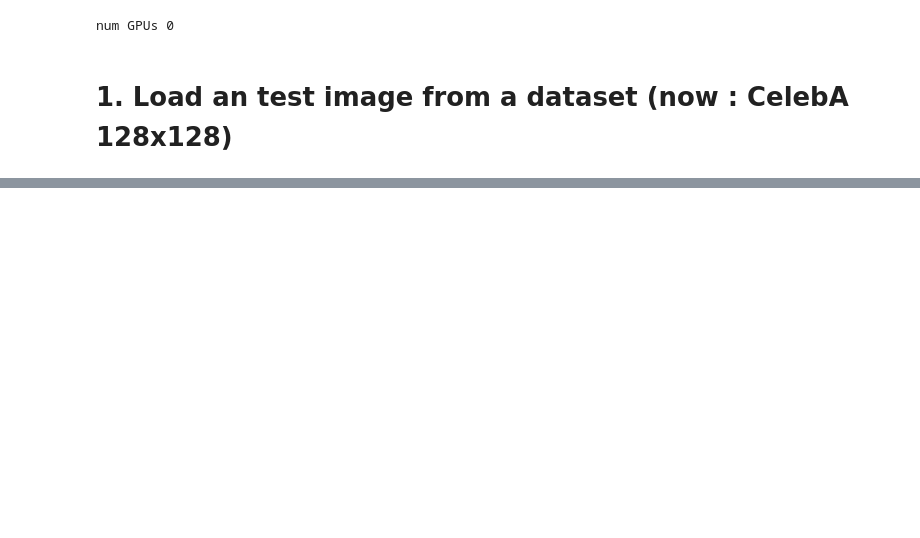
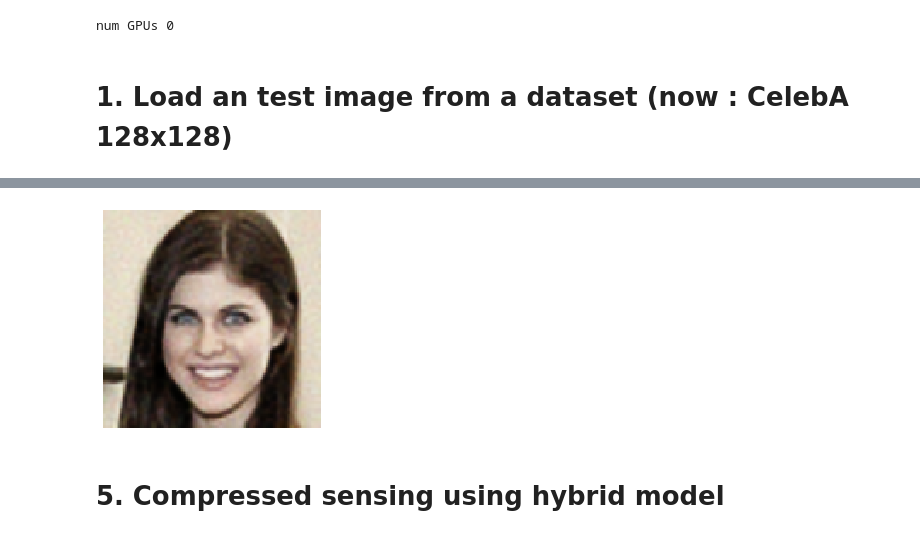
Before and after one commit to d-anguyen/Yeunuoc, a Jupyter notebook: CS-DD/Load_model.ipynb, the cells around one changed output, grey strips where cells are left out. Saved outputs shown, nothing was run; the diff lists cells and outputs as text; code cells hidden in the pictures; blank space fills up the shorter version.

```diff
--- a/CS-DD/Load_model.ipynb
+++ b/CS-DD/Load_model.ipynb
@@ -323,0 +191,23 @@ t = torch.randn
+# %%
+#use decoder architecture or DC GAN architecture
+decodetype = 'upsample' # transposeconv / upsample
+
+
+if dataset == 'mnist':
+    num_channels = [25,15,10]
+elif dataset== 'celeb':
+    num_channels = [150,40,20,10]
+else:
+    num_channels = [128,64,32]
+
+output_depth = img_np.shape[0] # number of output channels
+net = autoencodernet(num_output_channels=output_depth,num_channels_up=num_channels,need_sigmoid=True,
+                        decodetype=decodetype
+                        ).type(dtype)
+
+print("number of parameters: ", num_param(net))
+if decodetype == 'upsample':
+    print(net.decoder)
+elif decodetype == 'transposeconv':
+    print(net.convdecoder)
+net_in = copy.deepcopy(net)
@@ -323,0 +302,10 @@ t = torch.randn
+# %%
+out_img_np = net(net_input_saved).data.cpu().numpy()[0]
+if dataset == 'celeba':
+    plt.imshow(out_img_np.transpose(1,2,0))
+else:
+    plt.imshow(out_img_np[0,:,:])
+plt.axis('off')
+plt.show()
+# %% [output]
+[figure, added]
@@ -323,0 +318,2 @@ t = torch.randn
+# %% [markdown]
+# 5. Compressed sensing using hybrid model
```
Also changed, not shown: parts of 21 cells of this notebook, 2 other files.
